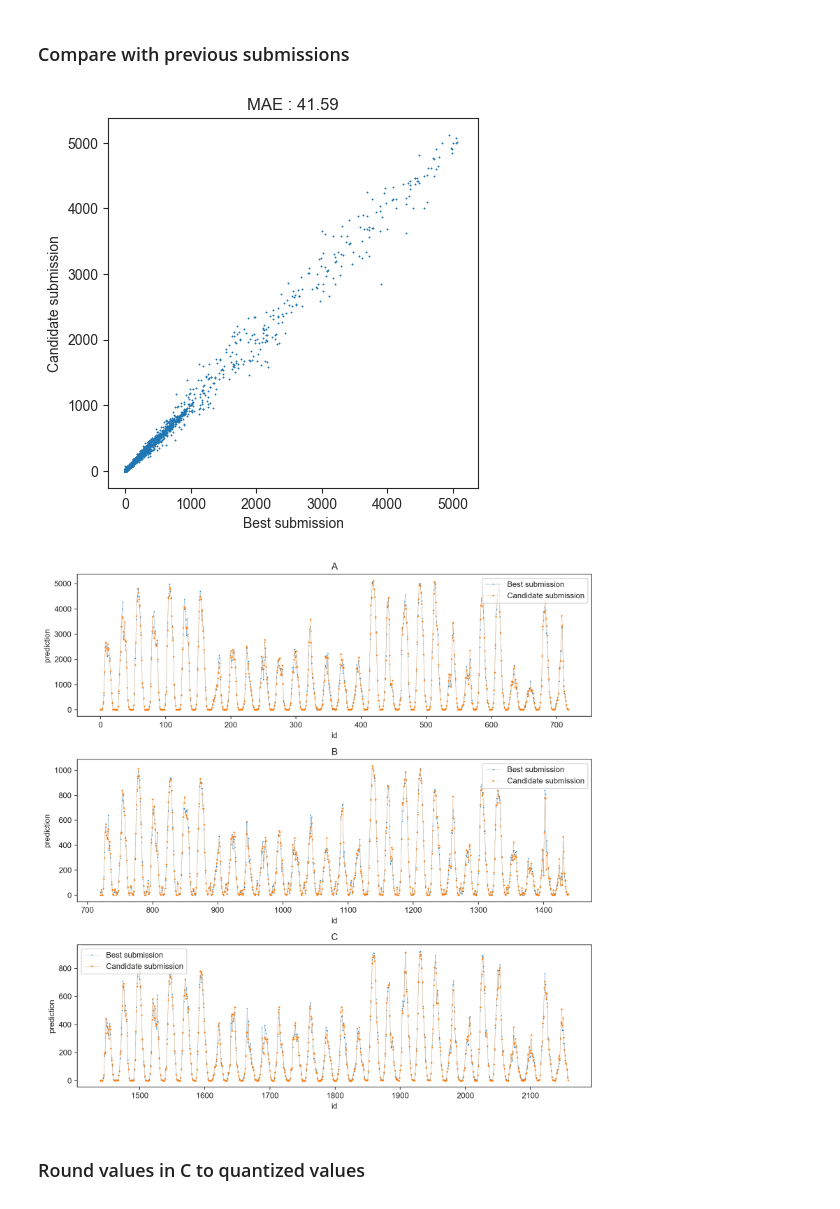
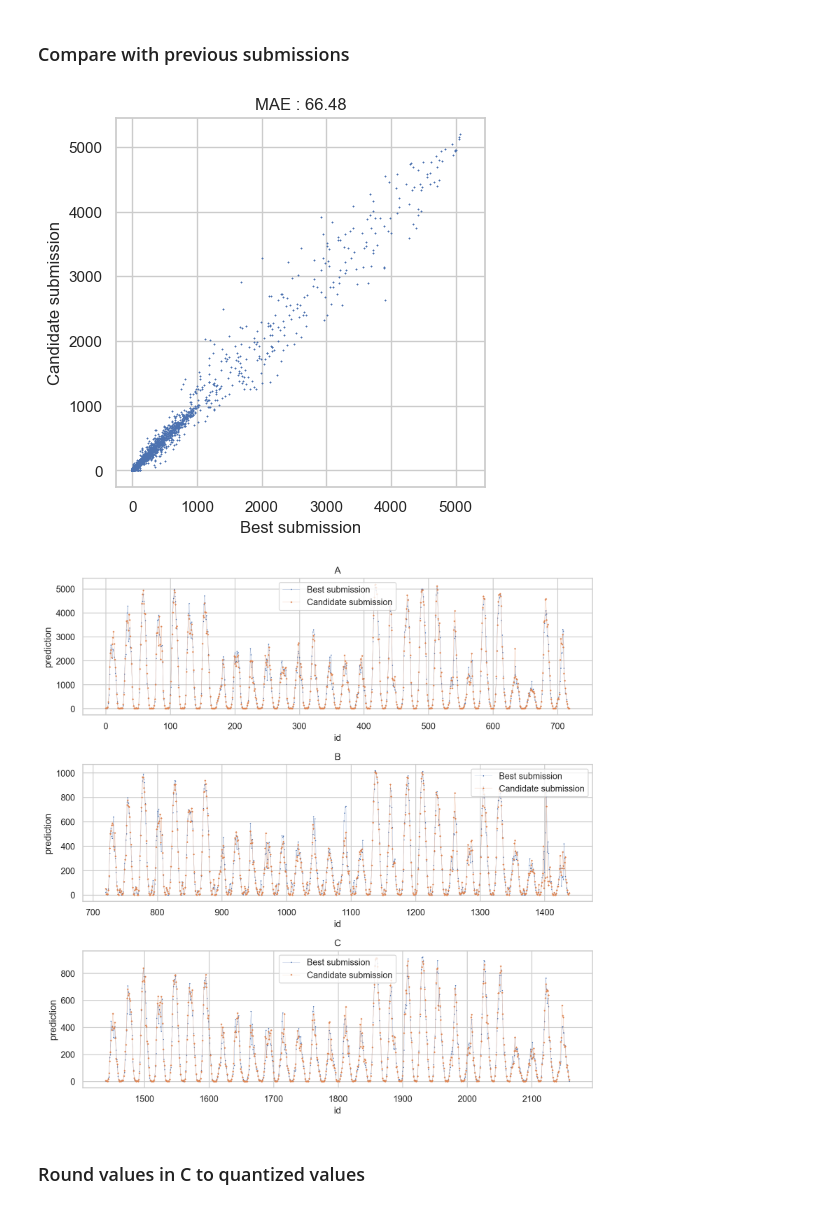
Before and after one commit to hugokerino/Energy-forecasting-NTNU, a Jupyter notebook: data/Noe/Short_notebook_1.ipynb, the cells around one changed output. Saved outputs shown, nothing was run; the diff lists cells and outputs as text; code cells hidden in the pictures.

Commit message:
trained with FUTURE lag. To be improved

```diff
--- a/data/Noe/Short_notebook_1.ipynb
+++ b/data/Noe/Short_notebook_1.ipynb
@@ -1036,0 +1082,27 @@ for LOCATION in ['A','B','C']:
+# %%
+from joblib import load
+
+model_name = 'catboost_kneighbor_dectree_to_lgb_lag2_minmax_FUTUREC'
+catboost_model = model.estimators_[0]
+feature_importances = catboost_model.get_feature_importance()
+feature_names = X_Train.columns  # If your features are in a DataFrame
+
+# Create a DataFrame to store feature names and their importances
+importance_df = pd.DataFrame({'Feature': feature_names, 'Importance': feature_importances})
+importance_df = importance_df.sort_values(by='Importance', ascending=False)
+
+# Set the style for the plot (optional)
+sns.set(style="whitegrid")
+
+# Create a barplot
+plt.figure(figsize=(20, 20),dpi=100)
+sns.barplot(x='Importance', y='Feature', data=importance_df, palette="jet_r", hue='Feature',width=0.8,gap=2,dodge='auto')
+
+# Customize the plot
+plt.title('CatBoost Feature Importance')
+plt.xlabel('Importance')
+plt.ylabel('Feature')
+plt.tight_layout()
+
+# Show the plot
+plt.show()
@@ -1108,35 +1182,35 @@ submission.to_csv("Submissions/"+name+".csv",
 # %%
 # Compare with previous solutions
 sub1 = pd.read_csv('Submissions/catboost_kneighbor_dectree_to_lgb_lag2_minmax_old_code.csv')
-sub2 = pd.read_csv('Submissions/catboost_kneighbor_dectree_to_lgb_lag2_minmax_old_code_thr09_newDecTree_.csv')
+sub2 = pd.read_csv('Submissions/catboost_kneighbor_dectree_to_lgb_lag2_minmax_FUTURE.csv')
 name1 = "Best submission"
 name2 = "Candidate submission"
 
 mae = mean_absolute_error(sub1['prediction'],sub2['prediction'])
 plt.figure()
 plt.scatter(sub1['prediction'],sub2['prediction'],s=0.05,marker="*")
 plt.xlabel(name1)
 plt.ylabel(name2)
 plt.title(f"MAE : {mae:.2f}")
 # plt.xscale("log")
 # plt.yscale("log")
 plt.axis("square")
 plt.show()
 
 n=sub1.shape[0]//3
 fig,ax = plt.subplots(nrows=3,ncols=1,figsize=(10,10),dpi=200)
 for index,loc in enumerate(['A','B','C']):
     ax[index].plot(sub1['id'].iloc[index*n:(index+1)*n-1],sub1['prediction'].iloc[index*n:(index+1)*n-1],'-*',linewidth = 0.2, markersize = 0.8, label = name1)
     ax[index].plot(sub2['id'].iloc[index*n:(index+1)*n-1],sub2['prediction'].iloc[index*n:(index+1)*n-1],'-+',linewidth = 0.2, markersize = 2, label = name2)
     ax[index].set_xlabel("id")
     ax[index].set_ylabel("prediction")
     ax[index].set_title(loc)
     ax[index].legend()
 fig.tight_layout()
 plt.show()
 # %% [output]
-[figure, old version]
+[figure, new version]
-[figure, old version]
+[figure, new version]
 # %% [markdown]
 ### Round values in C to quantized values
 # %%
```
Also changed, not shown: parts of 6 cells of this notebook, 4 other files.
